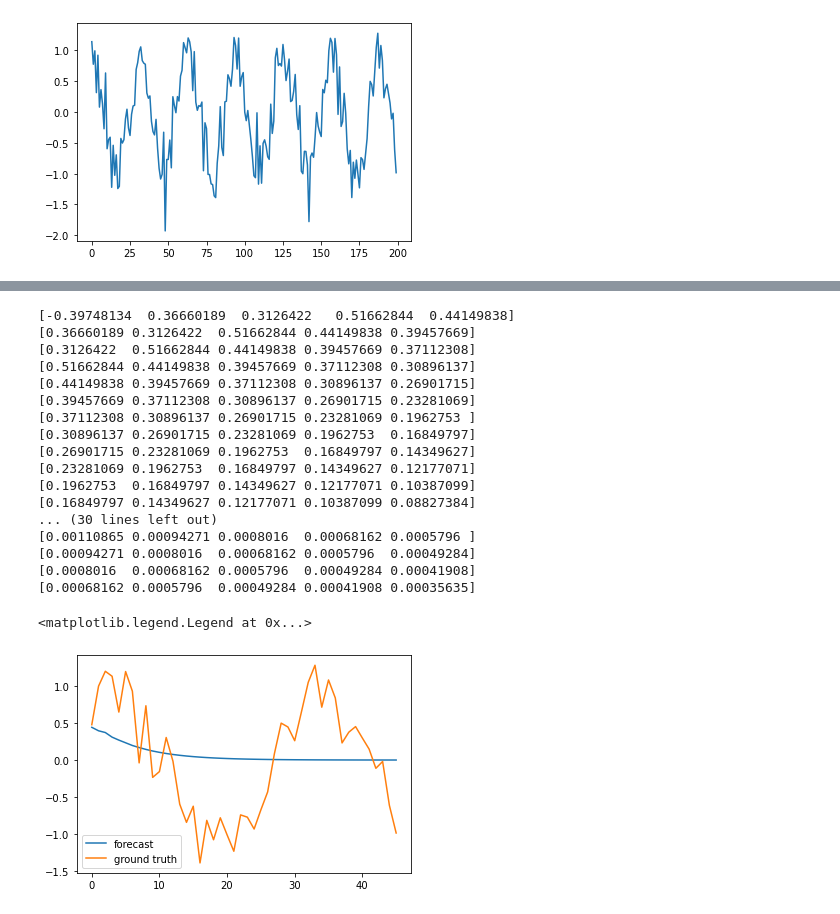
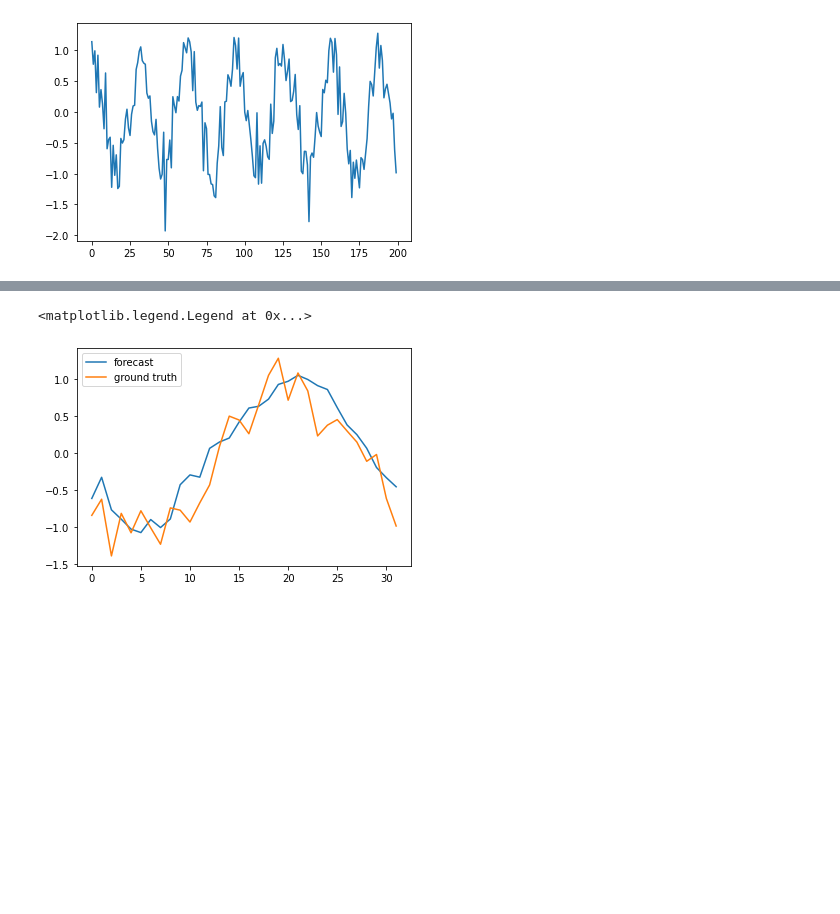
Before and after one commit to health-data-science-OR/forecasting, a Jupyter notebook: autoregression/autoregression1.ipynb, the cells around one changed output, grey strips where cells are left out. Drawn from its saved outputs; the diff is of its cells as text; code cells hidden in the pictures; blank space fills up the shorter version.

```diff
--- a/autoregression/autoregression1.ipynb
+++ b/autoregression/autoregression1.ipynb
@@ -322,0 +300,9 @@ Warnings:
+# %%
+ws = [i for i in range(2, 20, 2)]
+print(f'Window sizes to test {ws}')
+
+#train test split 150 and 50
+train, test = ts_data[:150], ts_data[150:]
+
+best = select_model_via_aic(train, test, ws)
+print(f"lags included: {best['ws']}")
@@ -329,27 +318,24 @@ plt.legend();
 # %%
+#setup test data
+ws = best['ws']
+
+#preprocess time series training and test sets
+X_train, y_train = sliding_window(train, window_size=ws)
+X_test, y_test = sliding_window(test, window_size=ws)
+
+X_train = sm.add_constant(X_train)
+X_test = sm.add_constant(X_test)
+
+model = OLS(endog=y_train, exog=X_train).fit()
+
+#make iterative predictions
 H = len(y_test)
-X_test = sm.add_constant(X_test)
 y_preds = autoregressive_iterative_forecast(model, X_test[0], h=H)
+
+#plot
 plt.plot(y_preds, label='forecast')
 plt.plot(y_test, label='ground truth')
 plt.legend()
 # %% [output]
-[-0.39748134  0.36660189  0.3126422   0.51662844  0.44149838]
-[0.36660189 0.3126422  0.51662844 0.44149838 0.39457669]
-[0.3126422  0.51662844 0.44149838 0.39457669 0.37112308]
-[0.51662844 0.44149838 0.39457669 0.37112308 0.30896137]
-[0.44149838 0.39457669 0.37112308 0.30896137 0.26901715]
-[0.39457669 0.37112308 0.30896137 0.26901715 0.23281069]
-[0.37112308 0.30896137 0.26901715 0.23281069 0.1962753 ]
-[0.30896137 0.26901715 0.23281069 0.1962753  0.16849797]
-[0.26901715 0.23281069 0.1962753  0.16849797 0.14349627]
-[0.23281069 0.1962753  0.16849797 0.14349627 0.12177071]
-[0.1962753  0.16849797 0.14349627 0.12177071 0.10387099]
-[0.16849797 0.14349627 0.12177071 0.10387099 0.08827384]
-... (30 lines left out)
-[0.00110865 0.00094271 0.0008016  0.00068162 0.0005796 ]
-[0.00094271 0.0008016  0.00068162 0.0005796  0.00049284]
-[0.0008016  0.00068162 0.0005796  0.00049284 0.00041908]
-[0.00068162 0.0005796  0.00049284 0.00041908 0.00035635]
+<matplotlib.legend.Legend at 0x...>
-<matplotlib.legend.Legend at 0x...>
-[figure, old version]
+[figure, new version]
```
Also changed, not shown: parts of 5 cells of this notebook.
